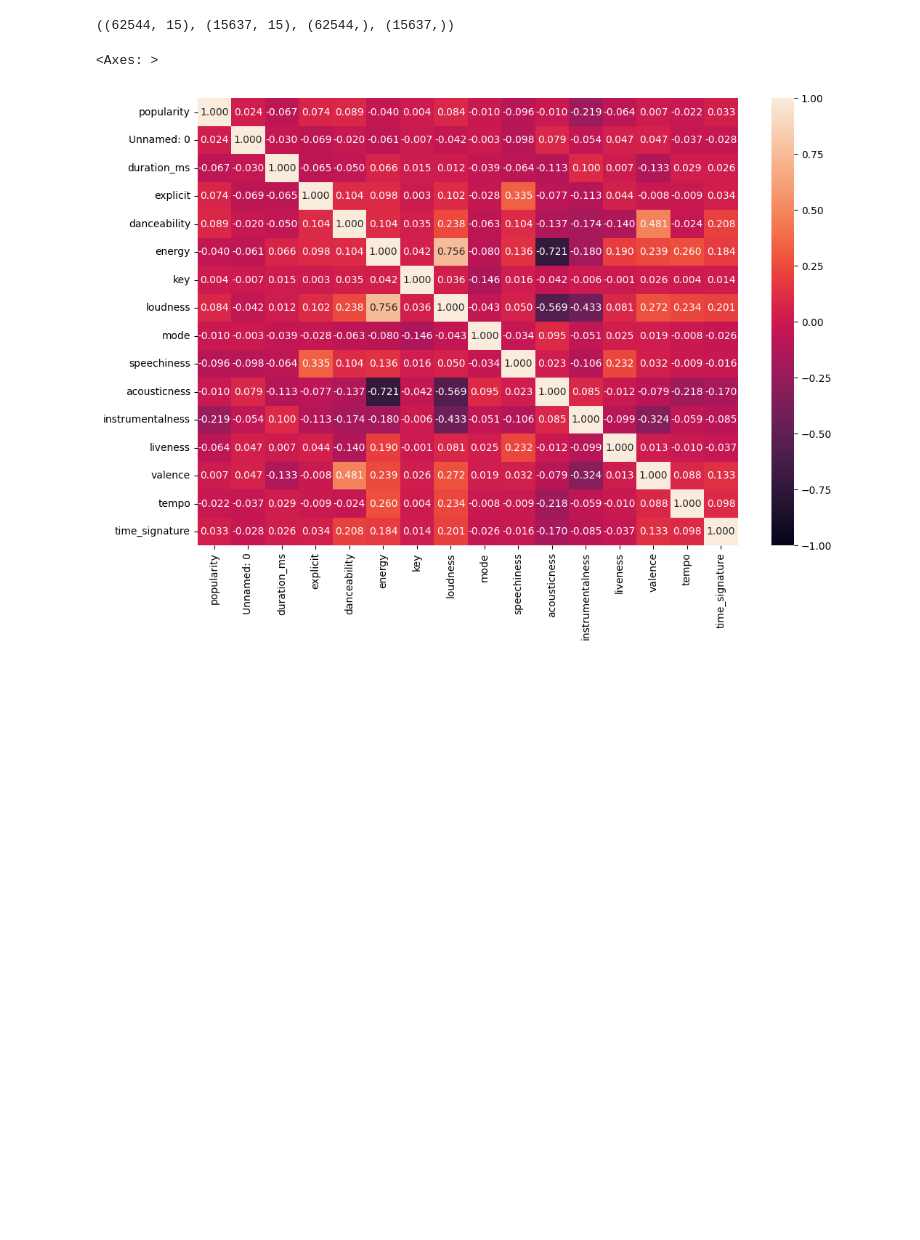
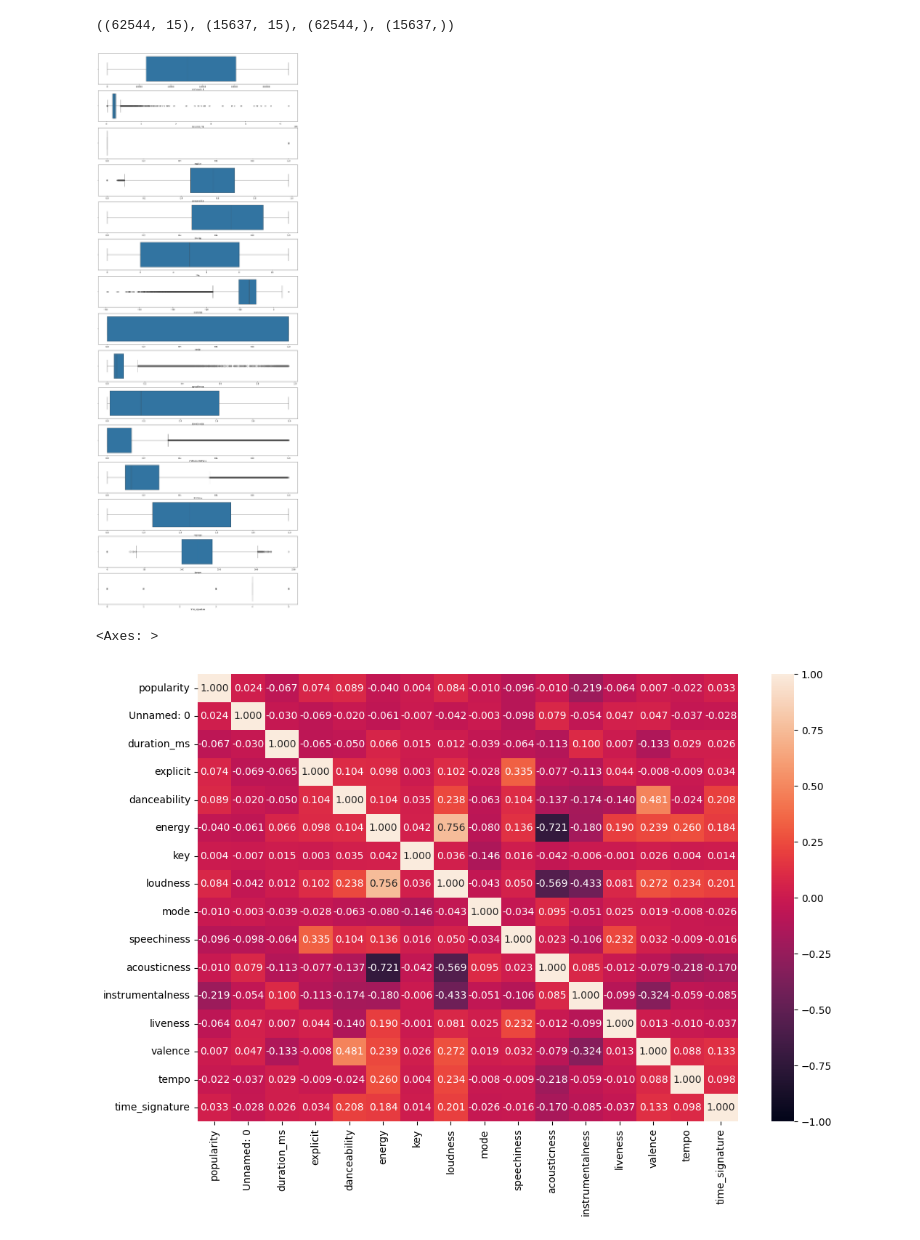
Before and after one commit to autoastt/SC1015-Mini-Project, a Jupyter notebook: XGboost.ipynb, the cells around one changed output. Drawn from its saved outputs; the diff is of its cells as text; code cells hidden in the pictures; blank space fills up the shorter version.

```diff
--- a/XGboost.ipynb
+++ b/XGboost.ipynb
@@ -120,6 +151,15 @@ X_train, X_test, y_train, y_test = train_test_split(X, y, test_size=0.2, random_
 X_train.shape, X_test.shape, y_train.shape, y_test.shape
 # %% [output]
 ((62544, 15), (15637, 15), (62544,), (15637,))
+# %%
+f, axes = plt.subplots(15, figsize=(18, 50))
+
+count = 0
+for var in X_train:
+    sb.boxplot(data = X_train[var], orient = "h", ax = axes[count])
+    count += 1
+# %% [output]
+[figure, added]
 # %%
 # Correlation between Response and the Predictors
 trainDF = pd.concat([y_train, X_train], axis = 1).reindex(y_train.index)
```
Also changed, not shown: parts of 2 cells of this notebook.
